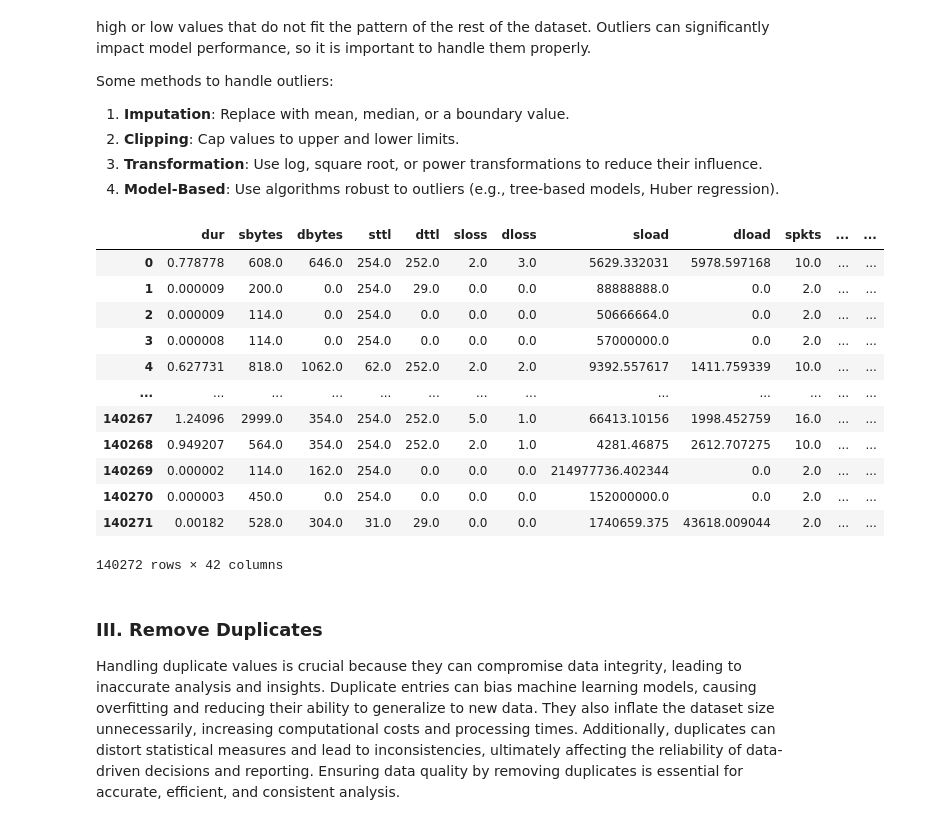
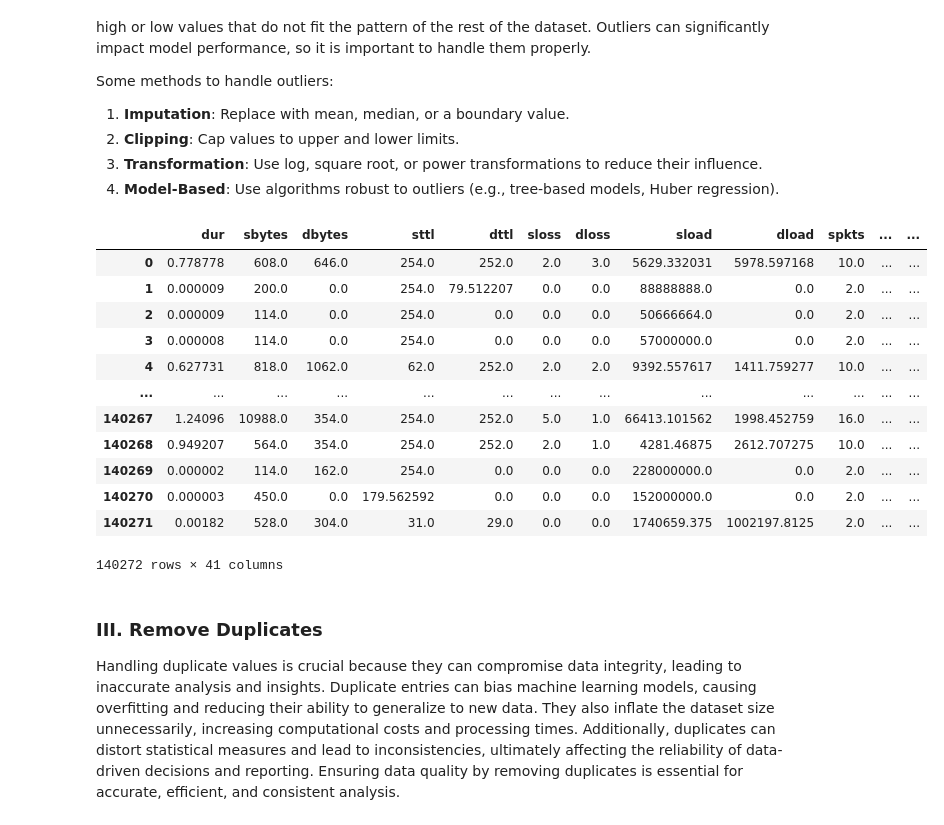
Before and after one commit to b33rk/Tubes2-AI, a Jupyter notebook: IF3170 Artificial Intelligence _ Tugas Besar 2 Notebook Template.ipynb, the cells around one changed output. Saved outputs shown, nothing was run; the diff lists cells and outputs as text; code cells hidden in the pictures.

Commit message:
feat: data cleaning and preprocessing pipeline

```diff
--- a/IF3170 Artificial Intelligence _ Tugas Besar 2 Notebook Template.ipynb
+++ b/IF3170 Artificial Intelligence _ Tugas Besar 2 Notebook Template.ipynb
@@ -130,0 +150,2 @@ df_test.drop('label',axis=1, inplace=True)
+# %%
+df_train = reduce_mem_usage(df_train)
@@ -149,6 +170,13 @@ num_columns = [x for x in df_train.columns if x not in cat_columns and x not in
 # %%
 X_train = df_train.drop(target_columns, axis=1)
 y_train = df_train[target_columns]
+# %%
+X_train.drop('id', axis=1, inplace=True)
+# %%
+cat_columns = metadata['Name'].loc[(metadata['Type '] == 'nominal') | (metadata['Type '] == 'binary') | (metadata['Type '] == 'Binary')].values
+indices_to_remove = [i for i, val in enumerate(cat_columns) if val in target_columns or val == 'label']
+cat_columns = np.delete(cat_columns, indices_to_remove)
+num_columns = [x for x in X_train.columns if x not in cat_columns]
 # %%
 X_train, X_val, y_train, y_val = train_test_split(X_train, y_train, test_size=0.2, random_state=42)
 # %% [markdown]
@@ -297,60 +379,61 @@ Some methods to handle outliers:
 4. **Model-Based**: Use algorithms robust to outliers (e.g., tree-based models, Huber regression).
 # %%
 class OutlierHandler(BaseEstimator, TransformerMixin):
-    def __init__(self): # no *args or **kargs
+    def __init__(self, method="clapping"):
+        self.method = method
         return
 
     def fit(self, X, y=None):
-        return self # nothing else to do
+        return self
 
     def transform(self, X, y=None):
-        # Handle outliers using the IQR method
         X_df = pd.DataFrame(X)
 
-        # Handle outliers using the IQR method
-        for col in X_df.columns:
-            Q1 = X_df[col].quantile(0.25)  # First quartile
-            Q3 = X_df[col].quantile(0.75)  # Third quartile
-            IQR = Q3 - Q1                  # Interquartile range
+        if (self.method == "iqr"):
+            for col in X_df.columns:
+                Q1 = X_df[col].quantile(0.25)
+                Q3 = X_df[col].quantile(0.75)
+                IQR = Q3 - Q1
 
-            # Define outlier thresholds
-            lower_bound = Q1 - 1.5 * IQR
-            upper_bound = Q3 + 1.5 * IQR
+                lower_bound = Q1 - 1.5 * IQR
+                upper_bound = Q3 + 1.5 * IQR
 
-            # Clip outliers to the thresholds
-            X_df[col] = X_df[col].clip(lower=lower_bound, upper=upper_bound)
+                X_df[col] = X_df[col].clip(lower=lower_bound, upper=upper_bound)
+        else:
+            for col in X_df.columns:
+                if X_df[col].max()>10*X_df[col].median() and X_df[col].max()>10 :
+                    X_df[col] = np.where(X_df[col]<X_df[col].quantile(0.95), X_df[col], X_df[col].quantile(0.95))
 
-        # Convert the DataFrame back to a NumPy array
         return X_df.values
 
 num_pipeline = Pipeline([
- ('imputer', SimpleImputer(strategy="median")),
+ ('imputer', NumMissingValueHandler()),
  ('outlier_handler', OutlierHandler()),
  ])
 
 num_cat_pipeline = ColumnTransformer([
  ("num", num_pipeline, num_columns),
- ("cat", SimpleImputer(strategy='most_frequent'), cat_columns)
+ ("cat", CatMissingValueHandler(), cat_columns)
 ])
 
 # o for outlier
 mo_X_train = num_cat_pipeline.fit_transform(X_train)
 mo_X_train_df = pd.DataFrame(mo_X_train, columns=list(num_columns) + list(cat_columns))
 mo_X_train_df
 # %% [output]
 |  | dur | sbytes | dbytes | sttl | dttl | sloss | dloss | sload | dload | spkts | ... | ... |
 | 0 | 0.778778 | 608.0 | 646.0 | 254.0 | 252.0 | 2.0 | 3.0 | 5629.332031 | 5978.597168 | 10.0 | ... | ... |
-| 1 | 0.000009 | 200.0 | 0.0 | 254.0 | 29.0 | 0.0 | 0.0 | 88888888.0 | 0.0 | 2.0 | ... | ... |
+| 1 | 0.000009 | 200.0 | 0.0 | 254.0 | 79.512207 | 0.0 | 0.0 | 88888888.0 | 0.0 | 2.0 | ... | ... |
 | 2 | 0.000009 | 114.0 | 0.0 | 254.0 | 0.0 | 0.0 | 0.0 | 50666664.0 | 0.0 | 2.0 | ... | ... |
 | 3 | 0.000008 | 114.0 | 0.0 | 254.0 | 0.0 | 0.0 | 0.0 | 57000000.0 | 0.0 | 2.0 | ... | ... |
-| 4 | 0.627731 | 818.0 | 1062.0 | 62.0 | 252.0 | 2.0 | 2.0 | 9392.557617 | 1411.759339 | 10.0 | ... | ... |
+| 4 | 0.627731 | 818.0 | 1062.0 | 62.0 | 252.0 | 2.0 | 2.0 | 9392.557617 | 1411.759277 | 10.0 | ... | ... |
 | ... | ... | ... | ... | ... | ... | ... | ... | ... | ... | ... | ... | ... |
-| 140267 | 1.24096 | 2999.0 | 354.0 | 254.0 | 252.0 | 5.0 | 1.0 | 66413.10156 | 1998.452759 | 16.0 | ... | ... |
+| 140267 | 1.24096 | 10988.0 | 354.0 | 254.0 | 252.0 | 5.0 | 1.0 | 66413.101562 | 1998.452759 | 16.0 | ... | ... |
 | 140268 | 0.949207 | 564.0 | 354.0 | 254.0 | 252.0 | 2.0 | 1.0 | 4281.46875 | 2612.707275 | 10.0 | ... | ... |
-| 140269 | 0.000002 | 114.0 | 162.0 | 254.0 | 0.0 | 0.0 | 0.0 | 214977736.402344 | 0.0 | 2.0 | ... | ... |
-| 140270 | 0.000003 | 450.0 | 0.0 | 254.0 | 0.0 | 0.0 | 0.0 | 152000000.0 | 0.0 | 2.0 | ... | ... |
-| 140271 | 0.00182 | 528.0 | 304.0 | 31.0 | 29.0 | 0.0 | 0.0 | 1740659.375 | 43618.009044 | 2.0 | ... | ... |
+| 140269 | 0.000002 | 114.0 | 162.0 | 254.0 | 0.0 | 0.0 | 0.0 | 228000000.0 | 0.0 | 2.0 | ... | ... |
+| 140270 | 0.000003 | 450.0 | 0.0 | 179.562592 | 0.0 | 0.0 | 0.0 | 152000000.0 | 0.0 | 2.0 | ... | ... |
+| 140271 | 0.00182 | 528.0 | 304.0 | 31.0 | 29.0 | 0.0 | 0.0 | 1740659.375 | 1002197.8125 | 2.0 | ... | ... |
-140272 rows × 42 columns
+140272 rows × 41 columns
 # %% [markdown]
 ### III. Remove Duplicates
 Handling duplicate values is crucial because they can compromise data integrity, leading to inaccurate analysis and insights. Duplicate entries can bias machine learning models, causing overfitting and reducing their ability to generalize to new data. They also inflate the dataset size unnecessarily, increasing computational costs and processing times. Additionally, duplicates can distort statistical measures and lead to inconsistencies, ultimately affecting the reliability of data-driven decisions and reporting. Ensuring data quality by removing duplicates is essential for accurate, efficient, and consistent analysis.
```
Also changed, not shown: parts of 31 cells of this notebook, 5 other files.
